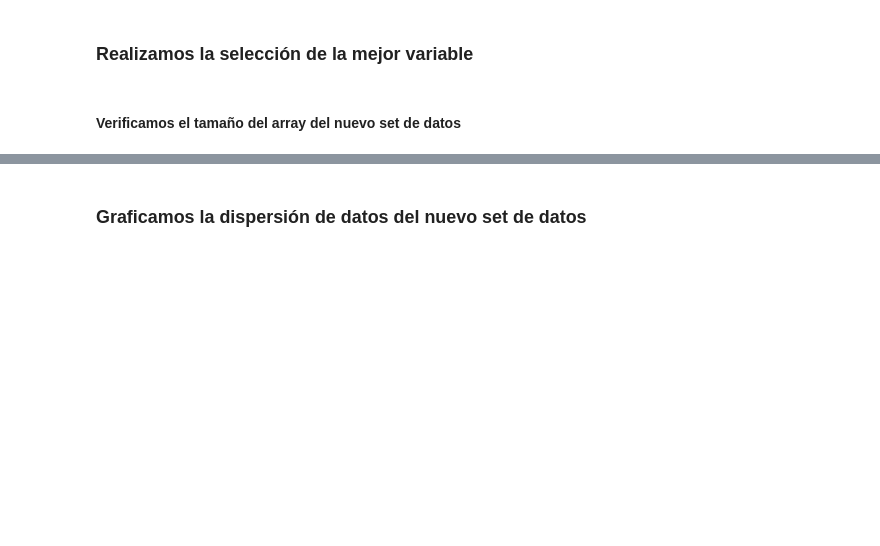
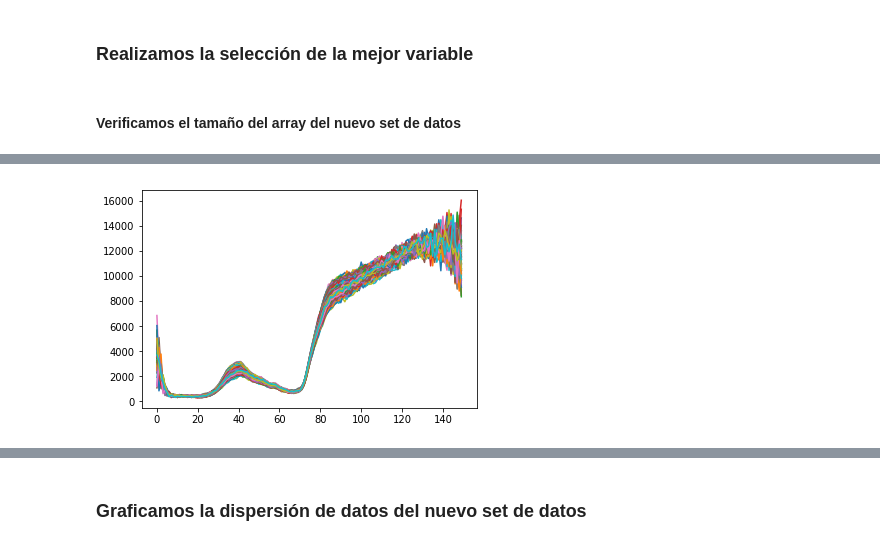
Before and after one commit to 4c1dhydr4/hyperspectral, a Jupyter notebook: testing/feature_kbest_selection.ipynb, the cells around one changed output, grey strips where cells are left out. Cells and saved outputs as stored; diff of their text form; code cells hidden in the pictures; blank space fills up the shorter version.

```diff
--- a/testing/feature_kbest_selection.ipynb
+++ b/testing/feature_kbest_selection.ipynb
@@ -49,0 +80,5 @@ new_roi.shape
+# %%
+for px in range(100):
+    plt.plot(range(0,150), roi.iloc[900+px,:])
+# %% [output]
+[figure, added]
```
Also changed, not shown: parts of 21 cells of this notebook, 2 other files.
